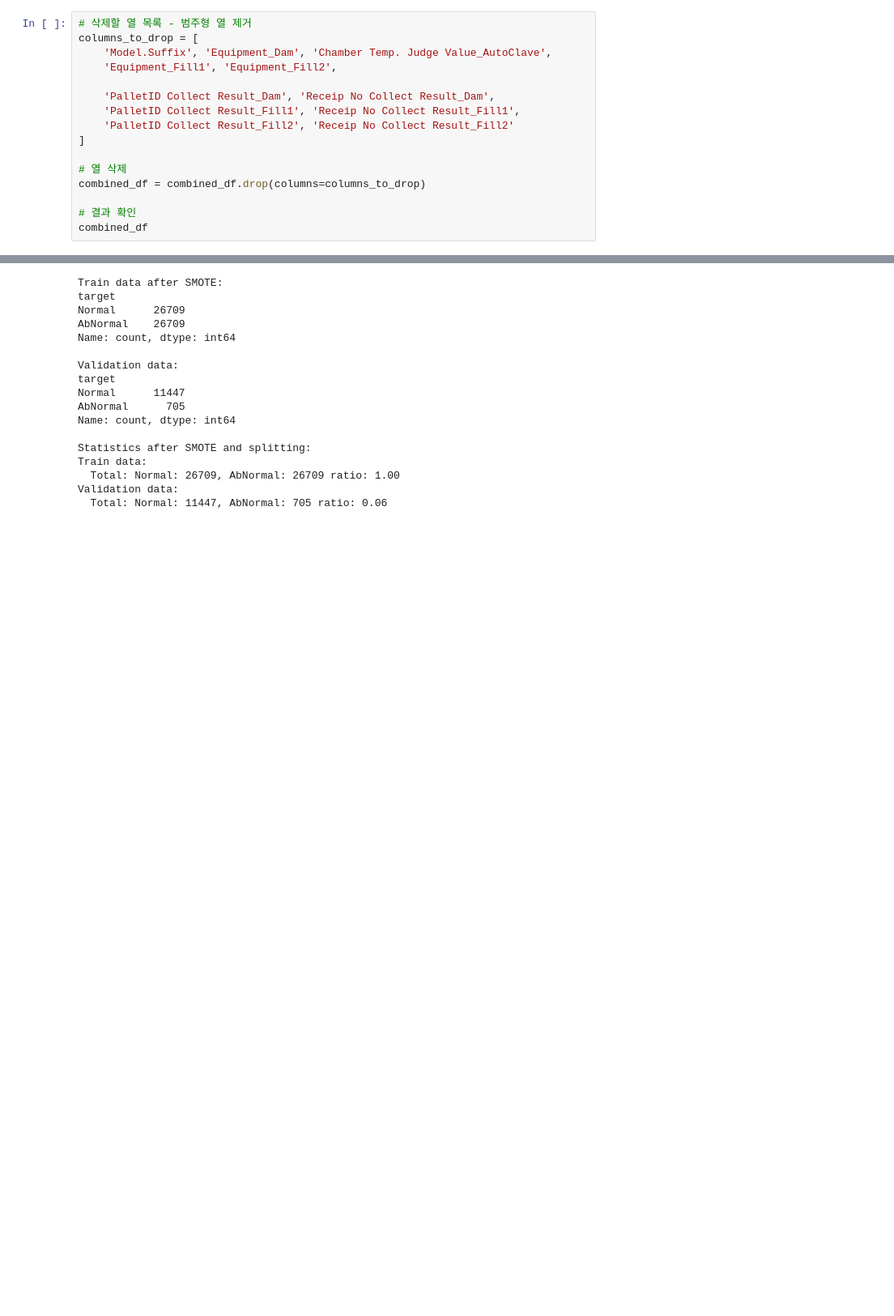
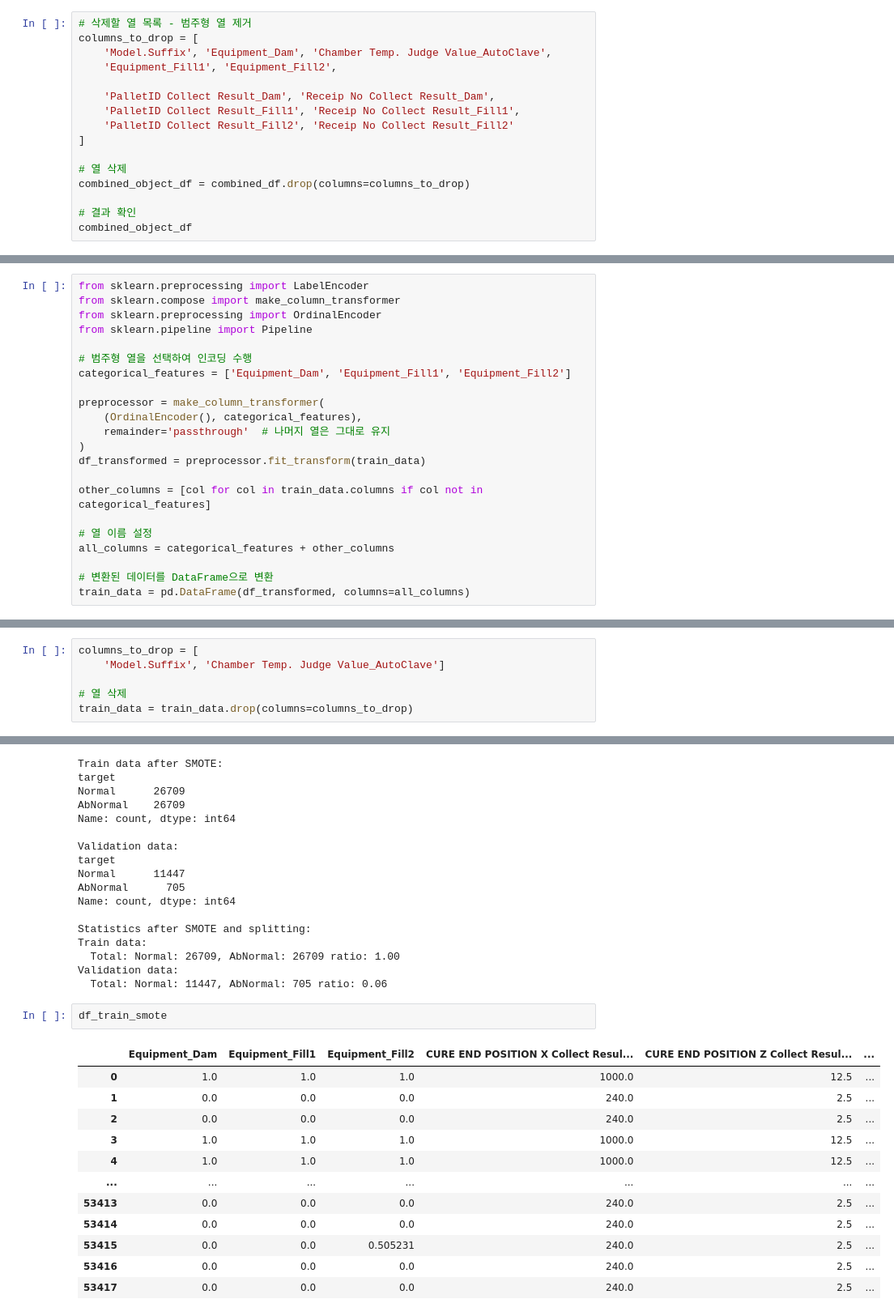
Before and after one commit to moool01/LGAIMERS5th, a Jupyter notebook: code.ipynb, the cells around one changed output, grey strips where cells are left out. Shown at 81% size. Drawn from its saved outputs; the diff is of its cells as text; blank space fills up the shorter version.

```diff
--- a/code.ipynb
+++ b/code.ipynb
@@ -790,10 +790,10 @@ columns_to_drop = [
 ]
 
 # 열 삭제
-combined_df = combined_df.drop(columns=columns_to_drop)
+combined_object_df = combined_df.drop(columns=columns_to_drop)
 
 # 결과 확인
-combined_df
+combined_object_df
 # %% [output]
 |  | CURE END POSITION X Collect Resul... | CURE END POSITION Z Collect Resul... | CURE SPEED Collect Result_Dam | CURE START POSITION X Collect Res... | ... |
 | 0 | 240.0 | 2.5 | 100 | 1030 | ... |
@@ -815,0 +833,22 @@ train_data = combined_df
+# %%
+from sklearn.preprocessing import LabelEncoder
+from sklearn.compose import make_column_transformer
+from sklearn.preprocessing import OrdinalEncoder
+from sklearn.pipeline import Pipeline
+
+# 범주형 열을 선택하여 인코딩 수행
+categorical_features = ['Equipment_Dam', 'Equipment_Fill1', 'Equipment_Fill2']
+
+preprocessor = make_column_transformer(
+    (OrdinalEncoder(), categorical_features),
+    remainder='passthrough'  # 나머지 열은 그대로 유지
+)
+df_transformed = preprocessor.fit_transform(train_data)
+
+other_columns = [col for col in train_data.columns if col not in categorical_features]
+
+# 열 이름 설정
+all_columns = categorical_features + other_columns
+
+# 변환된 데이터를 DataFrame으로 변환
+train_data = pd.DataFrame(df_transformed, columns=all_columns)
@@ -816,3 +870,9 @@ train_data = combined_df
+# %%
+columns_to_drop = [
+    'Model.Suffix', 'Chamber Temp. Judge Value_AutoClave']
+
+# 열 삭제
+train_data = train_data.drop(columns=columns_to_drop)
 # %% [markdown]
 # 전처리 끝!!!
 # %% [markdown]
@@ -888,3 +948,18 @@ Train data:
   Total: Normal: 26709, AbNormal: 26709 ratio: 1.00
 Validation data:
   Total: Normal: 11447, AbNormal: 705 ratio: 0.06
+# %%
+df_train_smote
+# %% [output]
+|  | Equipment_Dam | Equipment_Fill1 | Equipment_Fill2 | CURE END POSITION X Collect Resul... | CURE END POSITION Z Collect Resul... | ... |
+| 0 | 1.0 | 1.0 | 1.0 | 1000.0 | 12.5 | ... |
+| 1 | 0.0 | 0.0 | 0.0 | 240.0 | 2.5 | ... |
+| 2 | 0.0 | 0.0 | 0.0 | 240.0 | 2.5 | ... |
+| 3 | 1.0 | 1.0 | 1.0 | 1000.0 | 12.5 | ... |
+| 4 | 1.0 | 1.0 | 1.0 | 1000.0 | 12.5 | ... |
+| ... | ... | ... | ... | ... | ... | ... |
+| 53413 | 0.0 | 0.0 | 0.0 | 240.0 | 2.5 | ... |
+| 53414 | 0.0 | 0.0 | 0.0 | 240.0 | 2.5 | ... |
+| 53415 | 0.0 | 0.0 | 0.505231 | 240.0 | 2.5 | ... |
+| 53416 | 0.0 | 0.0 | 0.0 | 240.0 | 2.5 | ... |
+| 53417 | 0.0 | 0.0 | 0.0 | 240.0 | 2.5 | ... |
```
Also changed, not shown: parts of 31 cells of this notebook, 3 other files.
